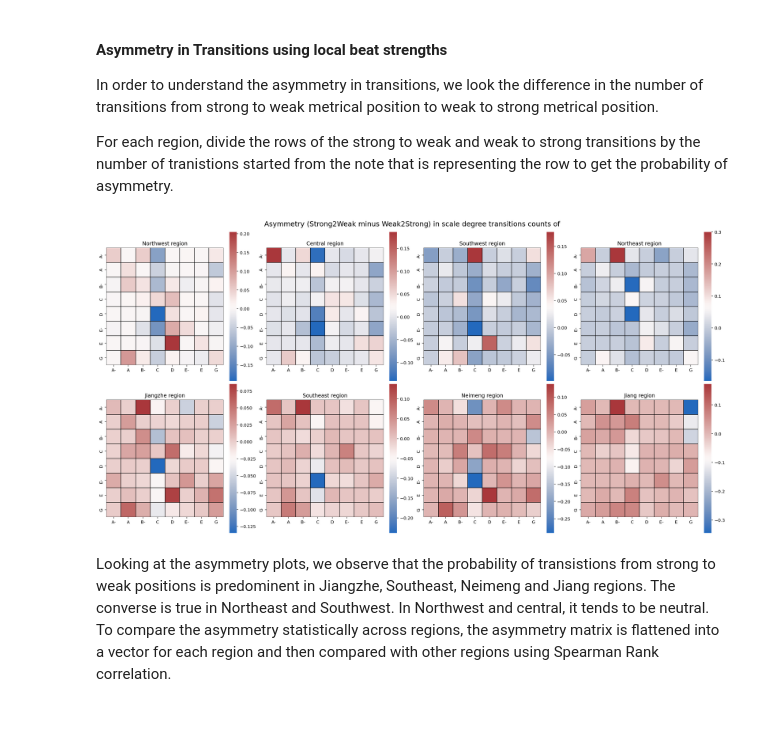
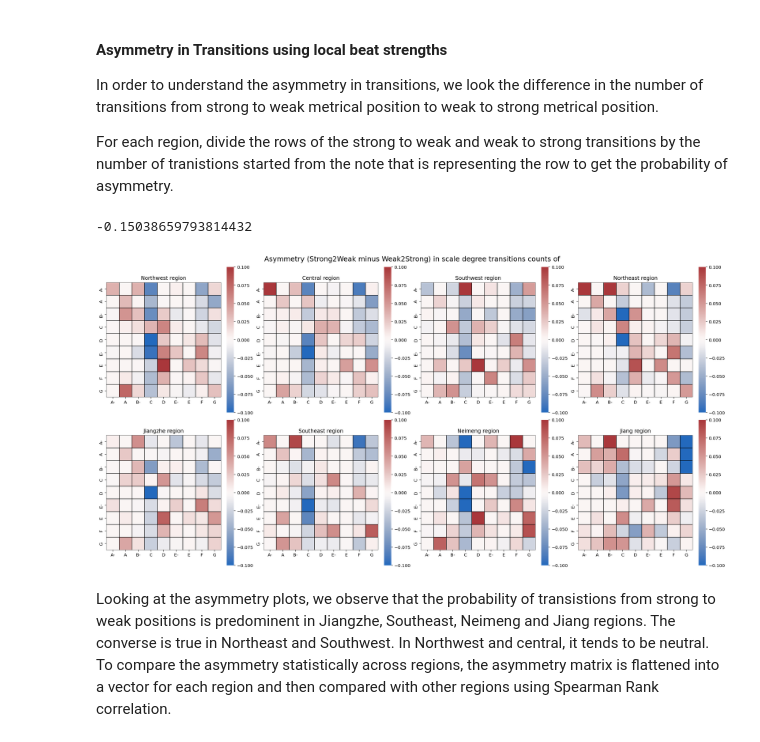
Before and after one commit to ravinitheshreddy/Digital-Musicology-Project, a Jupyter notebook: milestone3_results_quantification.ipynb, the cells around one changed output. Saved outputs shown, nothing was run; the diff lists cells and outputs as text; code cells hidden in the pictures.

```diff
--- a/milestone3_results_quantification.ipynb
+++ b/milestone3_results_quantification.ipynb
@@ -361,5 +361,5 @@ Previously, we have seen the transitions between the pitch classes without consi
 # %%
-selected_notes = ["C", "D", "E", "G", "A", "E-", "A-", "B-"]
+selected_notes = ["C", "D", "E", "F", "G", "A", "E-", "A-", "B-"]
 
 pitchclass_transition_localbs_S2W_def_count =  {pc1+"_S":{pc2+"_W":0 for pc2 in selected_notes} for pc1 in selected_notes}
 pitchclass_transition_localbs_W2S_def_count =  {pc1+"_W":{pc2+"_S":0 for pc2 in selected_notes} for pc1 in selected_notes}
@@ -468,46 +468,61 @@ From these transitions involving metrical structure, we observe that the notes i
 In order to understand the asymmetry in transitions, we look the difference in the number of transitions from strong to weak metrical position to weak to strong metrical position.
 
 For each region, divide the rows of the strong to weak and weak to strong transitions by the number of tranistions started from the note that is representing the row to get the probability of asymmetry.
+# %%
+region_pitch_asymmetry["Northwest"].to_numpy().min()
+# %% [output]
+-0.15038659793814432
 # %%
 region_pitch_asymmetry = {}
 
+vmin = np.inf
+vmax = -np.inf
 
 plt.rcParams["figure.figsize"] = (20, 10)
 colormap = sns.color_palette("vlag", as_cmap=True)
 fig, axes = plt.subplots(2,4, constrained_layout=True)
 fig.suptitle("Asymmetry (Strong2Weak minus Weak2Strong) in scale degree transitions counts of", fontsize = 16)
-for ax, gloc in zip(axes.flat, geo_divisions):
+
+for gloc in geo_divisions:
 
     sorted_probs_W2S = sort_dict(pitchclass_transition_localbs_W2S[gloc])
     gloc_matrix_W2S = pd.DataFrame.from_dict(sorted_probs_W2S).T.fillna(0)
     gloc_matrix_W2S = gloc_matrix_W2S.reindex(sorted(gloc_matrix_W2S.columns), axis=1)
     gloc_matrix_W2S.rename(columns=lambda s: str(s)[:-2], index=lambda s: str(s)[:-2], inplace=True)
 
 
     sorted_probs_S2W = sort_dict(pitchclass_transition_localbs_S2W[gloc])
     gloc_matrix_S2W = pd.DataFrame.from_dict(sorted_probs_S2W).T.fillna(0)
     gloc_matrix_S2W = gloc_matrix_S2W.reindex(sorted(gloc_matrix_S2W.columns), axis=1)
     gloc_matrix_S2W.rename(columns=lambda s: str(s)[:-2], index=lambda s: str(s)[:-2], inplace=True)
 
     sorted_probs_E2E = sort_dict(pitchclass_transition_localbs_E2E[gloc])
     gloc_matrix_E2E = pd.DataFrame.from_dict(sorted_probs_E2E).T.fillna(0)
     gloc_matrix_E2E = gloc_matrix_E2E.reindex(sorted(gloc_matrix_E2E.columns), axis=1)
     gloc_matrix_E2E.rename(columns=lambda s: str(s)[:-2], index=lambda s: str(s)[:-2], inplace=True)
 
     overall_matrix = pd.concat([gloc_matrix_S2W, gloc_matrix_W2S, gloc_matrix_E2E], axis=1).sum(axis=1)
 
 
     gloc_matrix_W2S_norm = gloc_matrix_W2S.div(overall_matrix, axis=0).fillna(0)
     gloc_matrix_S2W_norm = gloc_matrix_S2W.div(overall_matrix, axis=0).fillna(0)
 
     gloc_matrix = gloc_matrix_S2W_norm.subtract(gloc_matrix_W2S_norm)
 
     region_pitch_asymmetry[gloc] = gloc_matrix
 
-    ax_ = sns.heatmap(gloc_matrix, cmap= colormap, square=True, linecolor='black', linewidths=0.1, ax=ax)
+    if gloc_matrix.to_numpy().min() < vmin:
+        vmin = gloc_matrix.to_numpy().min()
+
+    if gloc_matrix.to_numpy().max()< vmax:
+        vmax = gloc_matrix.to_numpy().max()
+
+for ax, gloc in zip(axes.flat, region_pitch_asymmetry):
+
+    ax_ = sns.heatmap(region_pitch_asymmetry[gloc], cmap= colormap, square=True, linecolor='black', linewidths=0.1, ax=ax, vmin=vmin, vmax=vmax)
     ax_.set_title("{} region".format(gloc))
 # %% [output]
-[figure, old version]
+[figure, new version]
 # %% [markdown]
 Looking at the asymmetry plots, we observe that the probability of transistions from strong to weak positions is predominent in Jiangzhe, Southeast, Neimeng and Jiang regions. The converse is true in Northeast and Southwest. In Northwest and central, it tends to be neutral. To compare the asymmetry statistically across regions, the asymmetry matrix is flattened into a vector for each region and then compared with other regions using Spearman Rank correlation.
 # %%
```
Also changed, not shown: parts of 2 cells of this notebook.
